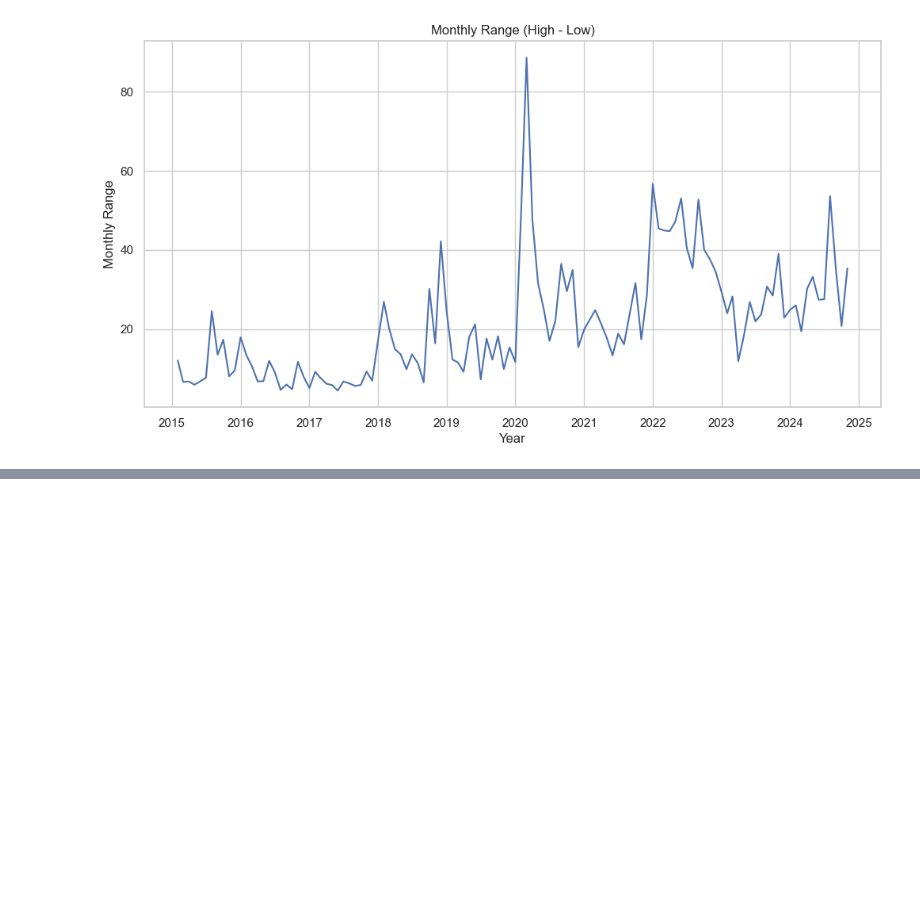
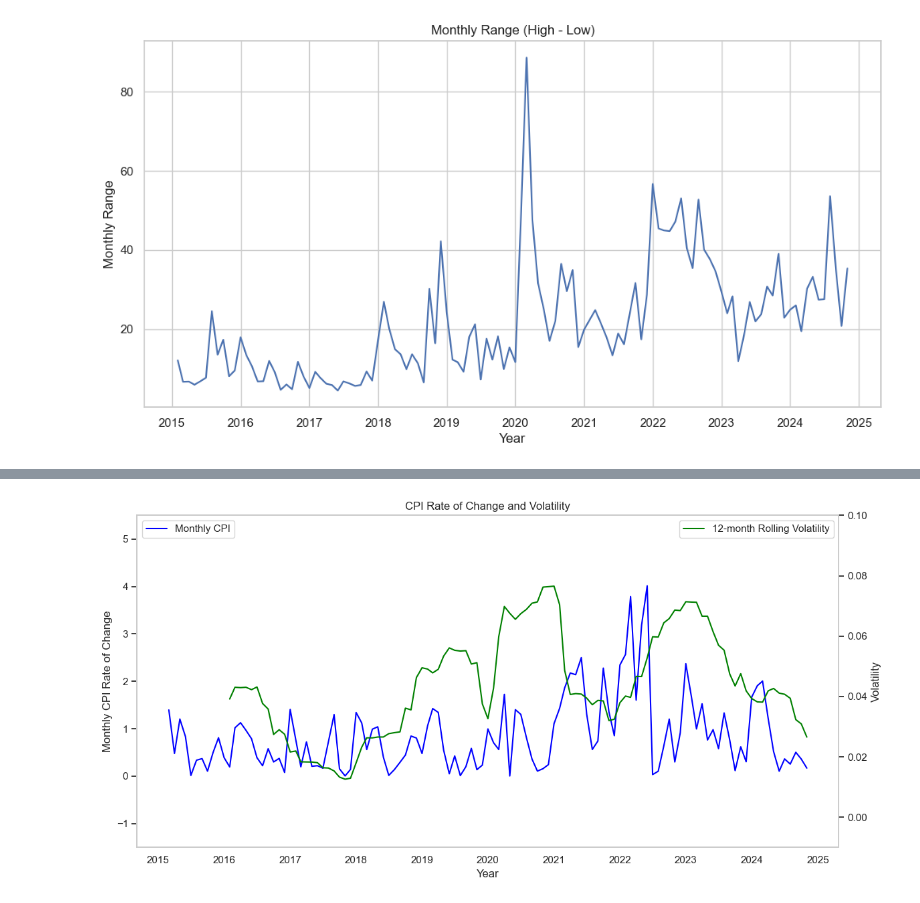
Before and after one commit to SmiffBarney/VaR, a Jupyter notebook: eda.ipynb, the cells around one changed output, grey strips where cells are left out. Saved outputs shown, nothing was run; the diff lists cells and outputs as text; code cells hidden in the pictures; blank space fills up the shorter version.

```diff
--- a/eda.ipynb
+++ b/eda.ipynb
@@ -104,0 +159,27 @@ plt.tight_layout()
+# %%
+# Create the figure and primary y-axis
+fig, ax1 = plt.subplots(figsize=(12,6))
+
+# Plot volume on the primary y-axis
+ax1.plot(df['Date'], df['cpi'].diff().abs(), color='blue', label='Monthly CPI')
+ax1.set_xlabel('Year')
+ax1.set_ylabel('Monthly CPI Rate of Change')
+ax1.set_ylim((-1.5,5.5))
+ax1.legend(loc='upper left')
+ax1.grid(False)
+
+# Create a secondary y-axis for volatility
+ax2 = ax1.twinx()
+ax2.plot(df['Date'], df['volatility'], color='green', label=f'{window_size}-month Rolling Volatility')
+ax2.set_ylabel('Volatility')
+ax2.set_ylim((-0.01,0.1))
+ax2.legend(loc='upper right')
+ax2.grid(False)
+
+# Title and layout adjustments
+plt.title('CPI Rate of Change and Volatility')
+plt.tight_layout()
+
+plt.show()
+# %% [output]
+[figure, added]
```
Also changed, not shown: parts of 18 cells of this notebook.
